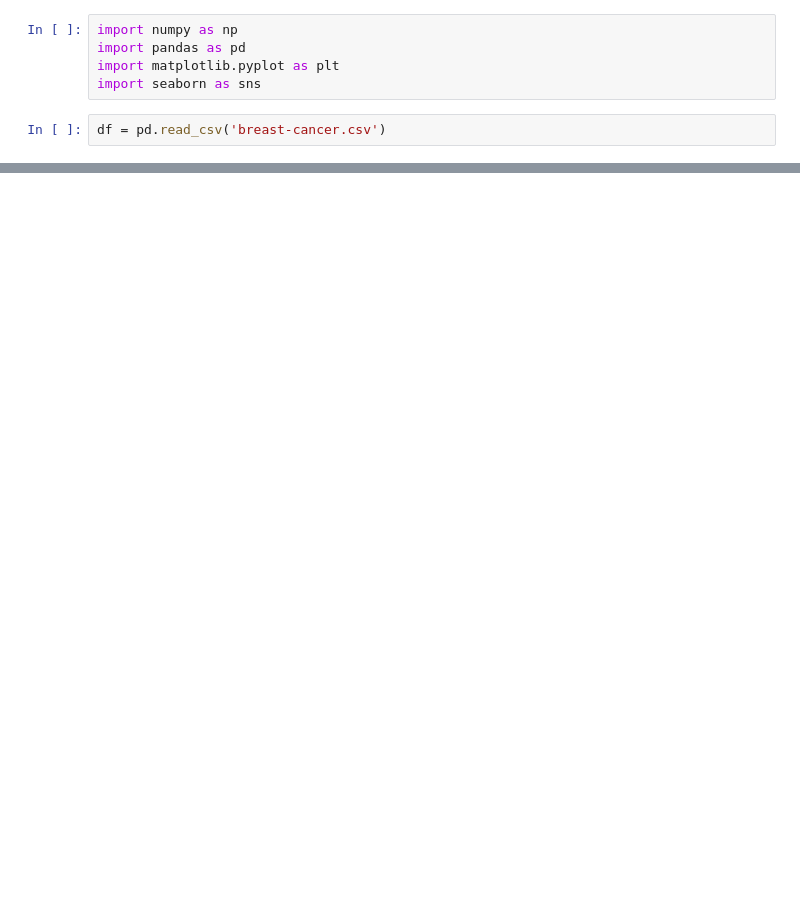
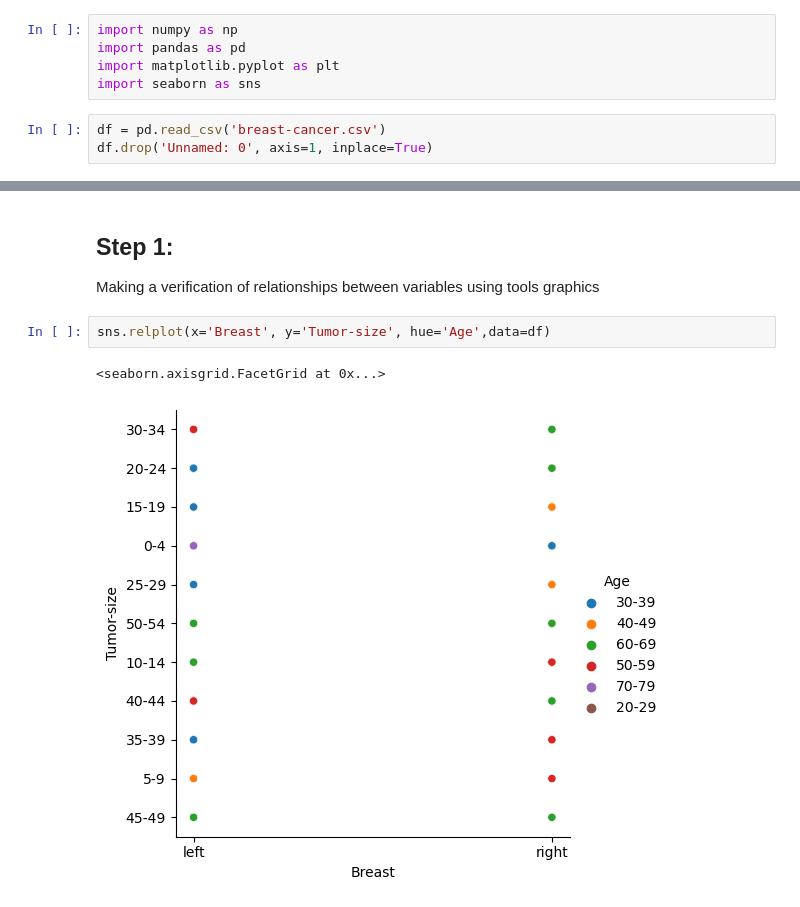
Before and after one commit to pcmoraesmenezes/Data-Set-Analyses, a Jupyter notebook: breast_cancer/breast_cancer.ipynb, the cells around one changed output, grey strips where cells are left out. Drawn from its saved outputs; the diff is of its cells as text; blank space fills up the shorter version.

Commit message:
starting analyse about breast-cancer

```diff
--- a/breast_cancer/breast_cancer.ipynb
+++ b/breast_cancer/breast_cancer.ipynb
@@ -5,6 +31,7 @@ import matplotlib.pyplot as plt
 import seaborn as sns
 # %%
 df = pd.read_csv('breast-cancer.csv')
+df.drop('Unnamed: 0', axis=1, inplace=True)
 # %%
 df.info()
 # %% [output]
@@ -45,0 +100,9 @@ Menopause:
+# %% [markdown]
+## Step 1:
+
+Making a verification of relationships between variables using tools graphics
+# %%
+sns.relplot(x='Breast', y='Tumor-size', hue='Age',data=df)
+# %% [output]
+<seaborn.axisgrid.FacetGrid at 0x...>
+[figure, added]
```
Also changed, not shown: parts of 12 cells of this notebook.
